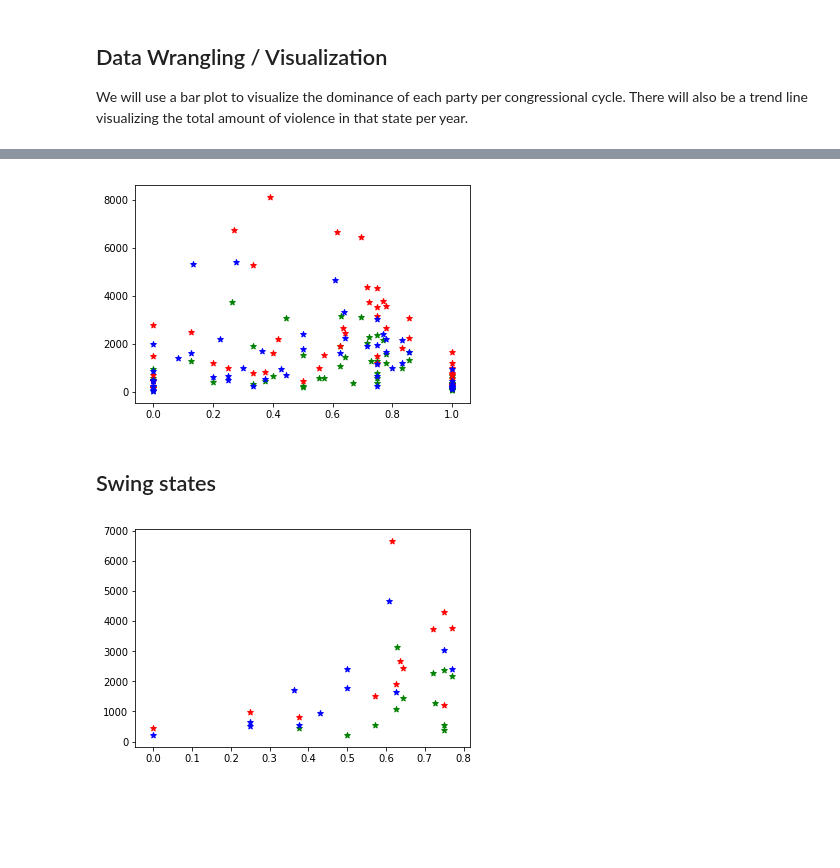
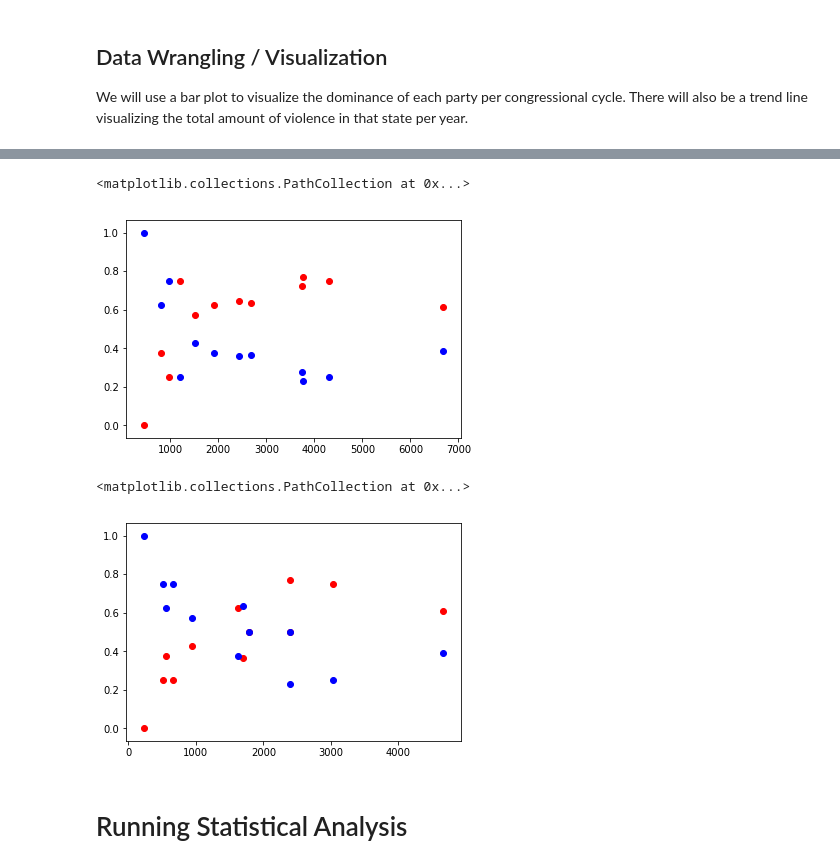
Before and after one commit to vchi747/Cogs-108-Final-Project, a Jupyter notebook: Cogs 108 Final Project.ipynb, the cells around one changed output, grey strips where cells are left out. Cells and saved outputs as stored; diff of their text form; code cells hidden in the pictures; blank space fills up the shorter version.

Commit message:
Updated Graphs

```diff
--- a/Cogs 108 Final Project.ipynb
+++ b/Cogs 108 Final Project.ipynb
@@ -138 +142,12 @@ percent_rep('California')
+# %%
+#Functino to find percentage Democrat per each election cycle in each state.
+def percent_dem(s):
+    percentage_dem = []
+    for i in range(2014, 2019, 2):
+        target = cleaned_congressional_data[(cleaned_congressional_data['State'] == s) & (cleaned_congressional_data['raceYear'] == i)]
+        rep = len(target.loc[target['PluralityParty'] == 'R'])
+        dem = len(target.loc[target['PluralityParty'] == 'D'])
+        total = rep + dem
+        percentage_dem.append(dem/total)
+    return percentage_dem
 # %%
@@ -188,0 +182,7 @@ df_percent_rep
+# %%
+#Percent Democrat in each state
+percent_dem_list = []
+for state in list_of_state:
+    percent_dem_list.append(percent_dem(state))
+df_percent_dem = pd.DataFrame(np.array(percent_dem_list),index = list_of_state, columns = [2014, 2016, 2018])
+df_percent_dem.head()
@@ -188,0 +247,6 @@ df_percent_rep
+# %%
+# Gathering all the swing states together.
+swing_states = ['Colorado', 'Florida', 'Iowa', 'Michigan', 'Minnesota', 'Ohio', 'Nevada', 'New Hampshire', 'North Carolina', 'Pennsylvania', 'Virginia', 'Wisconsin']
+df_total_violence_swing = df_total_violence.loc[swing_states]
+df_percent_rep_swing = df_percent_rep.loc[swing_states]
+df_percent_dem_swing = df_percent_dem.loc[swing_states]
@@ -189,32 +263,22 @@ df_percent_rep
 # %%
-x = df_percent_rep[2014].tolist()
-y = df_total_violence[2014].tolist()
-plt.scatter(x, y, label="2014", color="green", marker="*")
-x = df_percent_rep[2016].tolist()
-y = df_total_violence[2016].tolist()
-plt.scatter(x, y, label="2016", color="red", marker="*")
-x = df_percent_rep[2018].tolist()
-y = df_total_violence[2018].tolist()
-plt.scatter(x, y, label="2018", color="blue", marker="*")
-plt.show()
+x = df_total_violence_swing[2016].tolist()
+y =  df_percent_rep_swing[2016].tolist()
+plt.scatter(x, y, label="2016", color="red")
+x = df_total_violence_swing[2016].tolist()
+y = df_percent_dem_swing[2016].tolist()
+plt.scatter(x, y, label="2016", color="blue")
 # %% [output]
+<matplotlib.collections.PathCollection at 0x...>
-[figure, old version]
+[figure, new version]
-# %% [markdown]
-## Swing states
 # %%
-swing_states = ['Colorado', 'Florida', 'Iowa', 'Michigan', 'Minnesota', 'Ohio', 'Nevada', 'New Hampshire', 'North Carolina', 'Pennsylvania', 'Virginia', 'Wisconsin']
-df_total_violence_swing = df_total_violence.loc[swing_states]
-df_percent_rep_swing = df_percent_rep.loc[swing_states]
-
-x = df_percent_rep_swing[2014].tolist()
-y = df_total_violence_swing[2014].tolist()
-plt.scatter(x, y, label="2014", color="green", marker="*")
-x = df_percent_rep_swing[2016].tolist()
-y = df_total_violence_swing[2016].tolist()
-plt.scatter(x, y, label="2016", color="red", marker="*")
-x = df_percent_rep_swing[2018].tolist()
-y = df_total_violence_swing[2018].tolist()
-plt.scatter(x, y, label="2018", color="blue", marker="*")
-plt.show()
+x = df_total_violence_swing[2018].tolist()
+y =  df_percent_rep_swing[2018].tolist()
+plt.scatter(x, y, label="2018", color="red")
+x = df_total_violence_swing[2018].tolist()
+y = df_percent_dem_swing[2018].tolist()
+plt.scatter(x, y, label="2018", color="blue")
 # %% [output]
+<matplotlib.collections.PathCollection at 0x...>
-[figure, old version]
+[figure, new version]
+# %% [markdown]
+# Running Statistical Analysis
```
Also changed, not shown: parts of 20 cells of this notebook.
